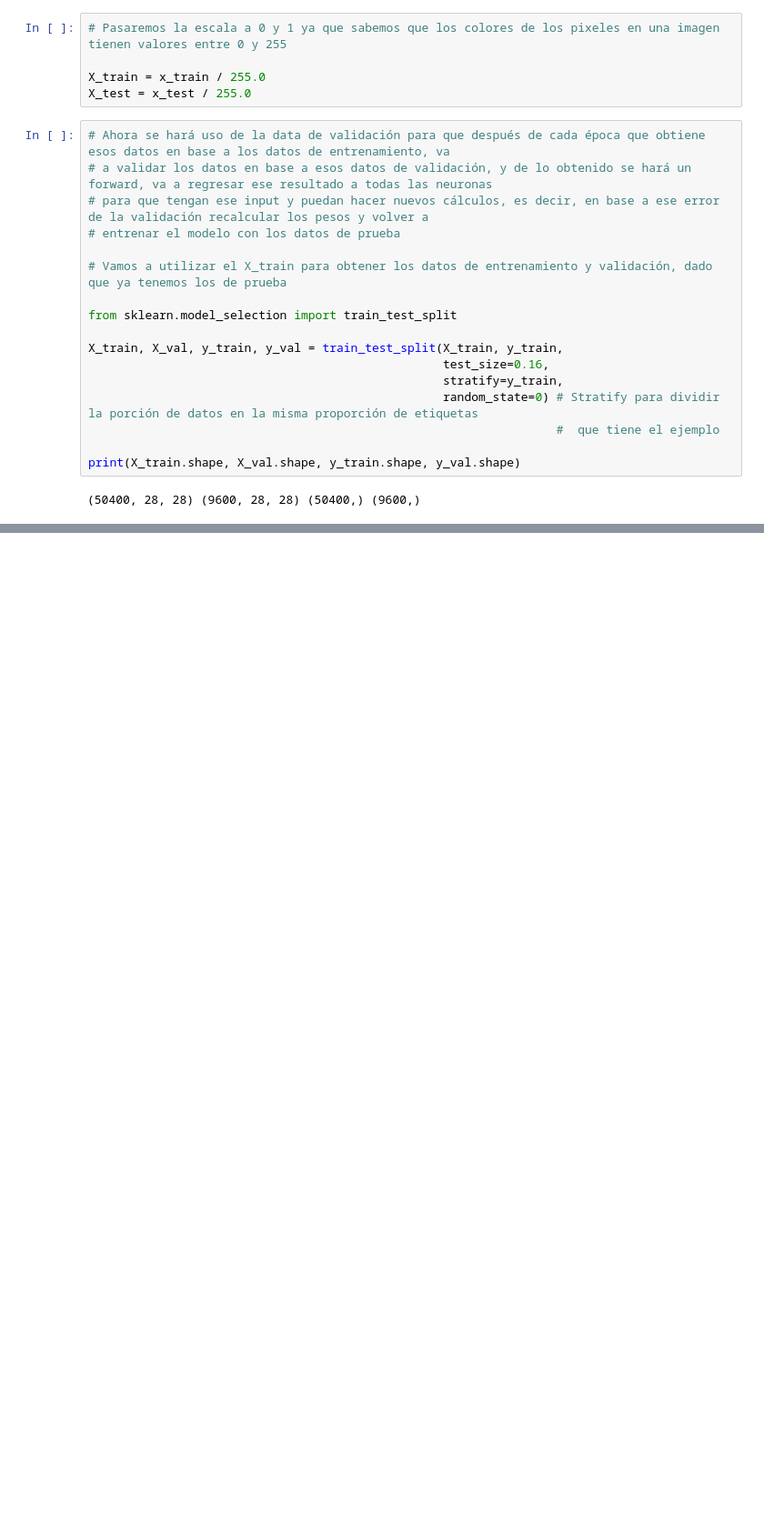
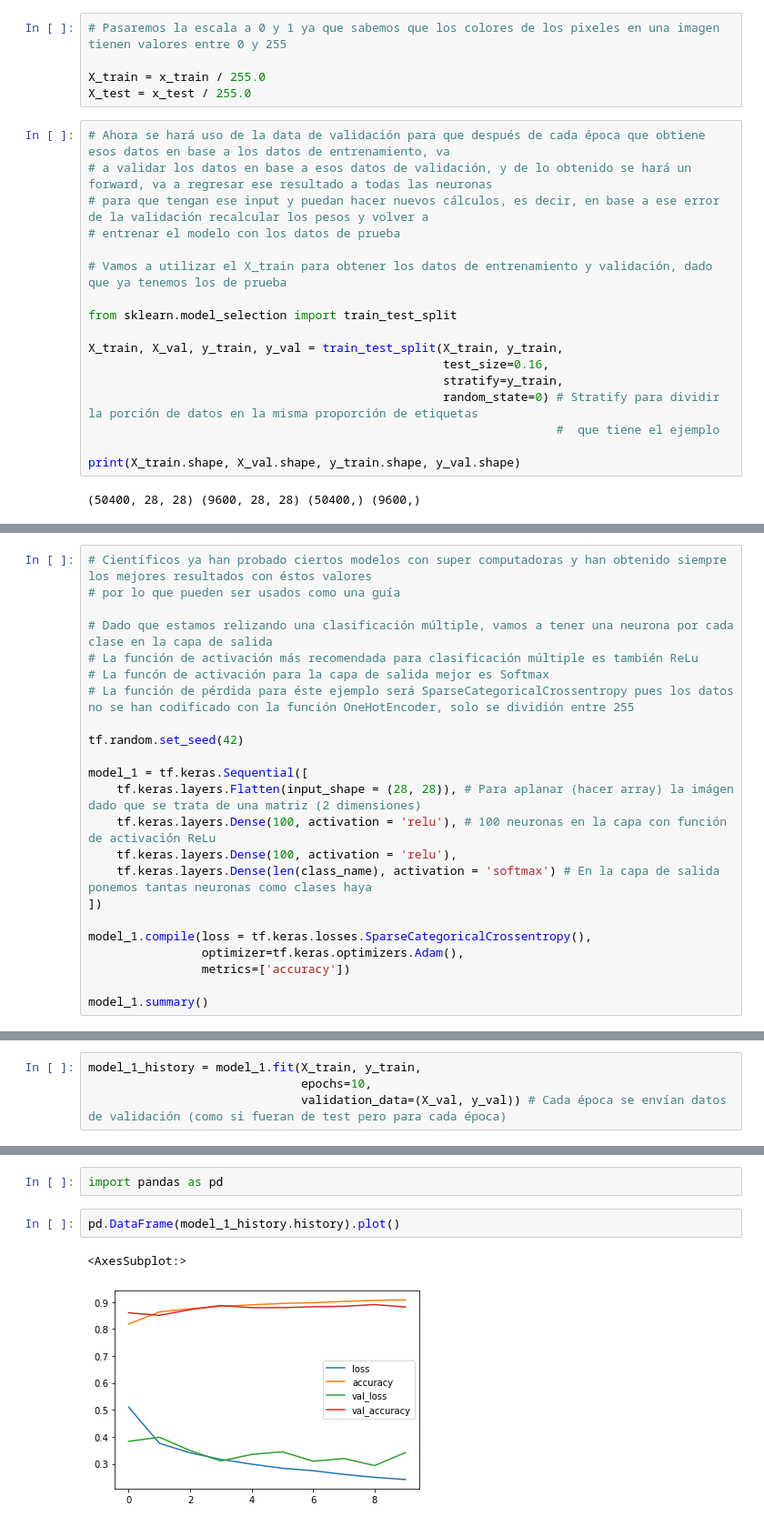
Before and after one commit to gabrieltorres519/Curso_ML_Python_Programador_IA, a Jupyter notebook: 8_Redes_Neuronales/2_NN_ClasificaciónMúltiple.ipynb, the cells around one changed output, grey strips where cells are left out. Shown at 91% size. Cells and saved outputs as stored; diff of their text form; blank space fills up the shorter version.

Commit message:
59) Redes Neuronales Clasificación: Entrenamiento y muestra de la gráfica del comportamiento de los parámetros loss, accuracy, val_loss y val_accuracy

```diff
--- a/8_Redes_Neuronales/2_NN_ClasificaciónMúltiple.ipynb
+++ b/8_Redes_Neuronales/2_NN_ClasificaciónMúltiple.ipynb
@@ -137,0 +142,23 @@ print(X_train.shape, X_val.shape, y_train.shape, y_val.shape)
+# %%
+# Científicos ya han probado ciertos modelos con super computadoras y han obtenido siempre los mejores resultados con éstos valores
+# por lo que pueden ser usados como una guía
+
+# Dado que estamos relizando una clasificación múltiple, vamos a tener una neurona por cada clase en la capa de salida
+# La función de activación más recomendada para clasificación múltiple es también ReLu
+# La funcón de activación para la capa de salida mejor es Softmax
+# La función de pérdida para éste ejemplo será SparseCategoricalCrossentropy pues los datos no se han codificado con la función OneHotEncoder, solo se dividión entre 255
+
+tf.random.set_seed(42)
+
+model_1 = tf.keras.Sequential([
+    tf.keras.layers.Flatten(input_shape = (28, 28)), # Para aplanar (hacer array) la imágen dado que se trata de una matriz (2 dimensiones)
+    tf.keras.layers.Dense(100, activation = 'relu'), # 100 neuronas en la capa con función de activación ReLu
+    tf.keras.layers.Dense(100, activation = 'relu'),
+    tf.keras.layers.Dense(len(class_name), activation = 'softmax') # En la capa de salida ponemos tantas neuronas como clases haya
+])
+
+model_1.compile(loss = tf.keras.losses.SparseCategoricalCrossentropy(),
+                optimizer=tf.keras.optimizers.Adam(),
+                metrics=['accuracy'])
+
+model_1.summary()
@@ -137,0 +183,4 @@ print(X_train.shape, X_val.shape, y_train.shape, y_val.shape)
+# %%
+model_1_history = model_1.fit(X_train, y_train,
+                              epochs=10,
+                              validation_data=(X_val, y_val)) # Cada época se envían datos de validación (como si fueran de test pero para cada época)
@@ -137,0 +208,7 @@ print(X_train.shape, X_val.shape, y_train.shape, y_val.shape)
+# %%
+import pandas as pd
+# %%
+pd.DataFrame(model_1_history.history).plot()
+# %% [output]
+<AxesSubplot:>
+[figure, added]
```
Also changed, not shown: parts of 4 cells of this notebook.
